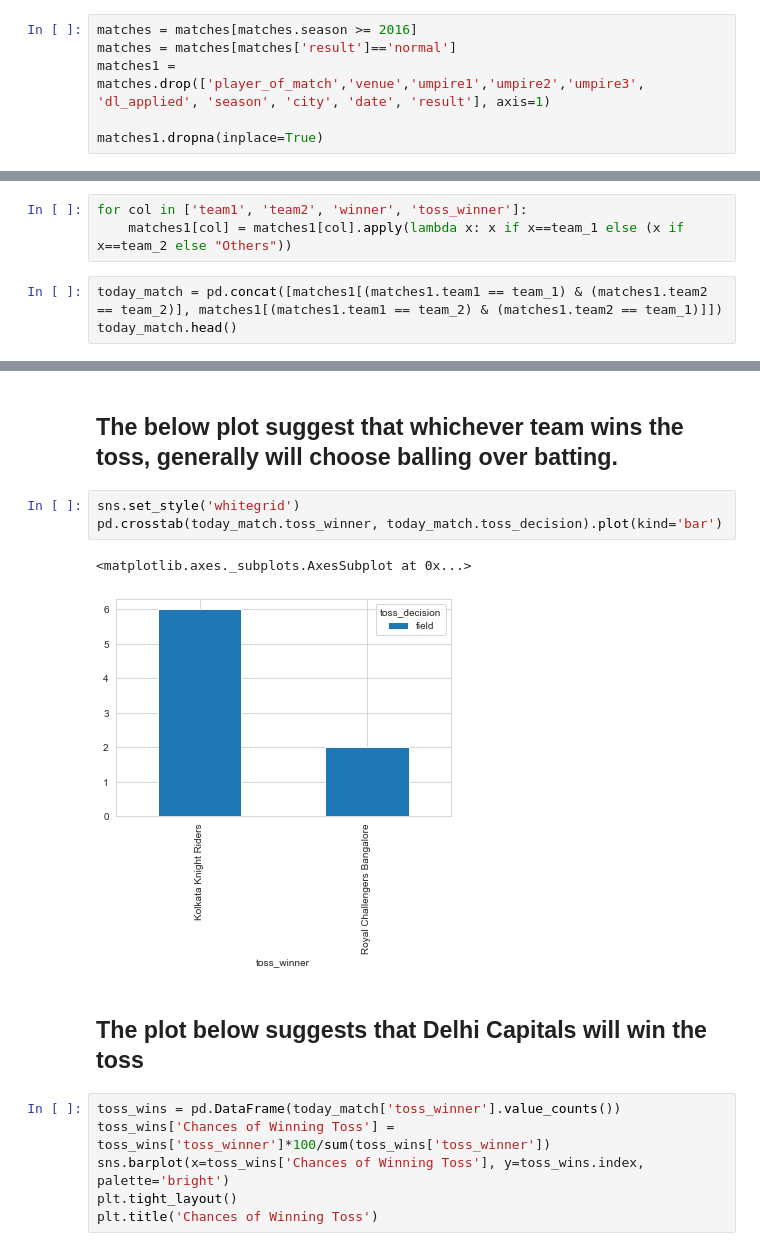
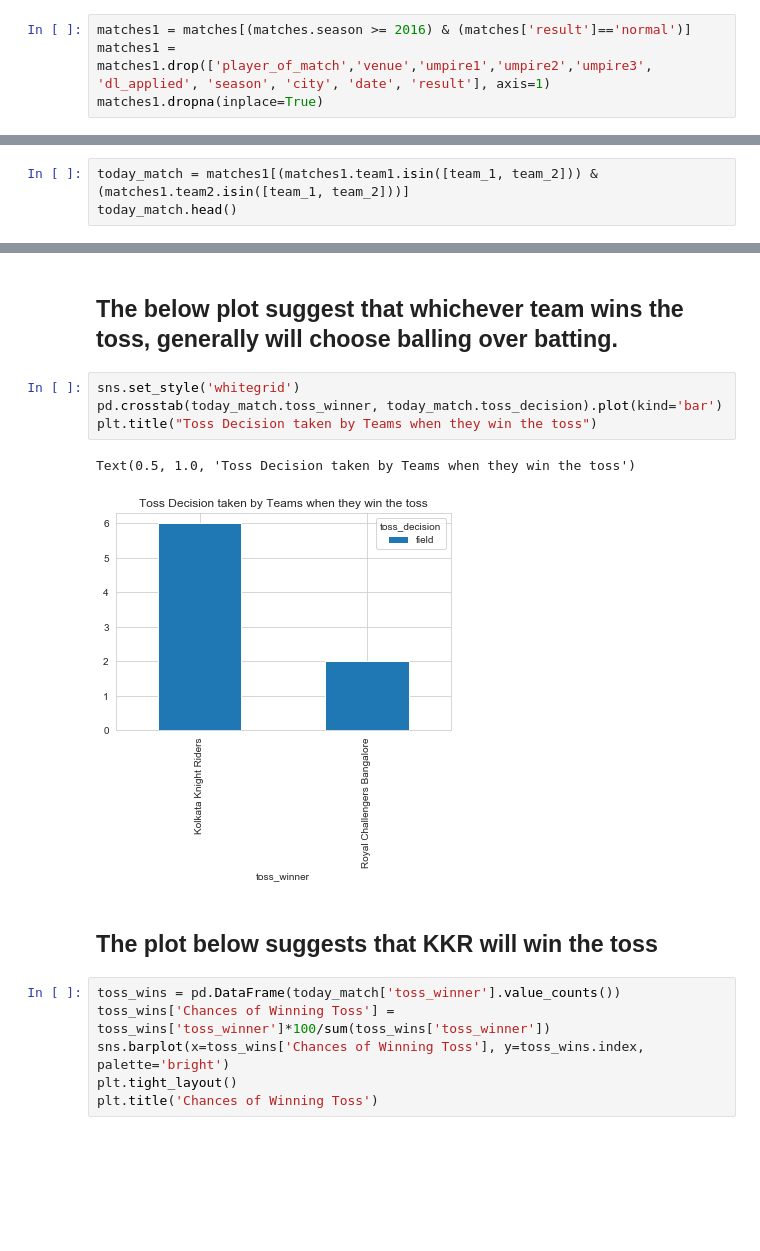
Before and after one commit to bhaskar-29/Widhya, a Jupyter notebook: 11 Oct.ipynb, the cells around one changed output, grey strips where cells are left out. Cells and saved outputs as stored; diff of their text form; blank space fills up the shorter version.

```diff
--- a/11 Oct.ipynb
+++ b/11 Oct.ipynb
@@ -21,8 +23,6 @@ matches.head()
 # %%
-matches = matches[matches.season >= 2016]
-matches = matches[matches['result']=='normal']
-matches1 = matches.drop(['player_of_match','venue','umpire1','umpire2','umpire3', 'dl_applied', 'season', 'city', 'date', 'result'], axis=1)
-
+matches1 = matches[(matches.season >= 2016) & (matches['result']=='normal')]
+matches1 = matches1.drop(['player_of_match','venue','umpire1','umpire2','umpire3', 'dl_applied', 'season', 'city', 'date', 'result'], axis=1)
 matches1.dropna(inplace=True)
 # %%
 team_1 = 'Kolkata Knight Riders'
@@ -38,11 +38,8 @@ def team_correction(row):
 
 for col in ['team1', 'team2', 'winner', 'toss_winner']:
     matches1[col] = matches1[col].apply(team_correction)
-# %%
-for col in ['team1', 'team2', 'winner', 'toss_winner']:
-    matches1[col] = matches1[col].apply(lambda x: x if x==team_1 else (x if x==team_2 else "Others"))
 # %%
-today_match = pd.concat([matches1[(matches1.team1 == team_1) & (matches1.team2 == team_2)], matches1[(matches1.team1 == team_2) & (matches1.team2 == team_1)]])
+today_match = matches1[(matches1.team1.isin([team_1, team_2])) & (matches1.team2.isin([team_1, team_2]))]
 today_match.head()
 # %% [output]
 |  | id | team1 | team2 | toss_winner | toss_decision | winner | win_by_runs | win_by_wickets |
@@ -56,11 +53,12 @@ today_match.head()
 # %%
 sns.set_style('whitegrid')
 pd.crosstab(today_match.toss_winner, today_match.toss_decision).plot(kind='bar')
+plt.title("Toss Decision taken by Teams when they win the toss")
 # %% [output]
-<matplotlib.axes._subplots.AxesSubplot at 0x...>
+Text(0.5, 1.0, 'Toss Decision taken by Teams when they win the toss')
-[figure, old version]
+[figure, new version]
 # %% [markdown]
-## The plot below suggests that Delhi Capitals will win the toss
+## The plot below suggests that KKR will win the toss
 # %%
 toss_wins = pd.DataFrame(today_match['toss_winner'].value_counts())
 toss_wins['Chances of Winning Toss'] = toss_wins['toss_winner']*100/sum(toss_wins['toss_winner'])
```
Also changed, not shown: parts of 20 cells of this notebook.
